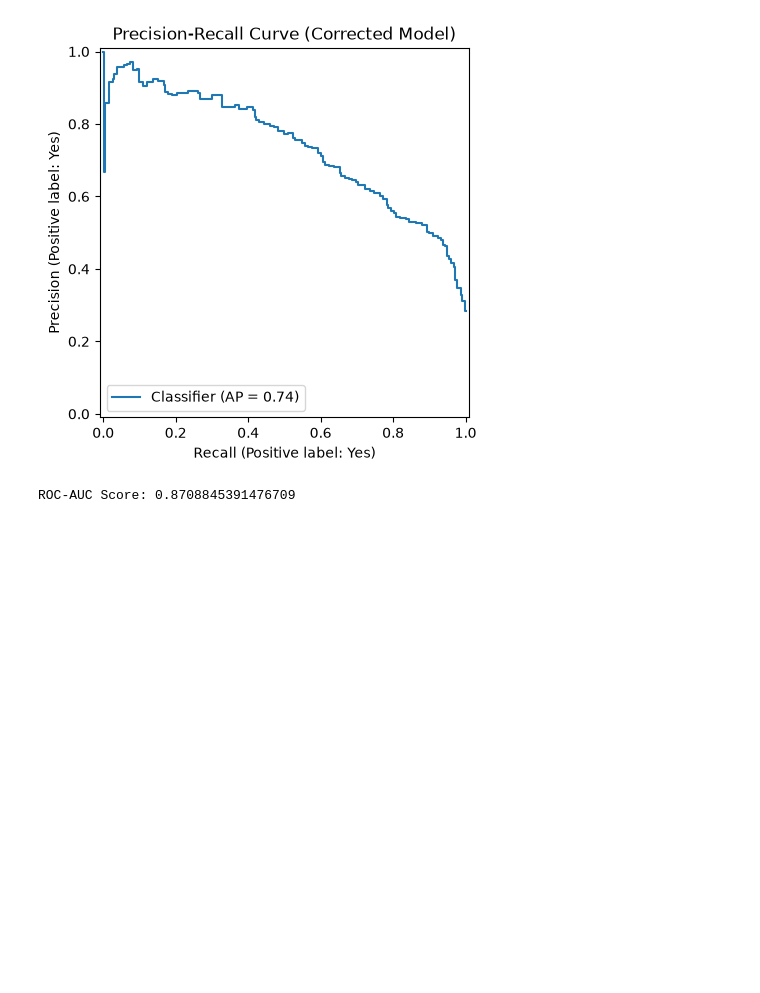
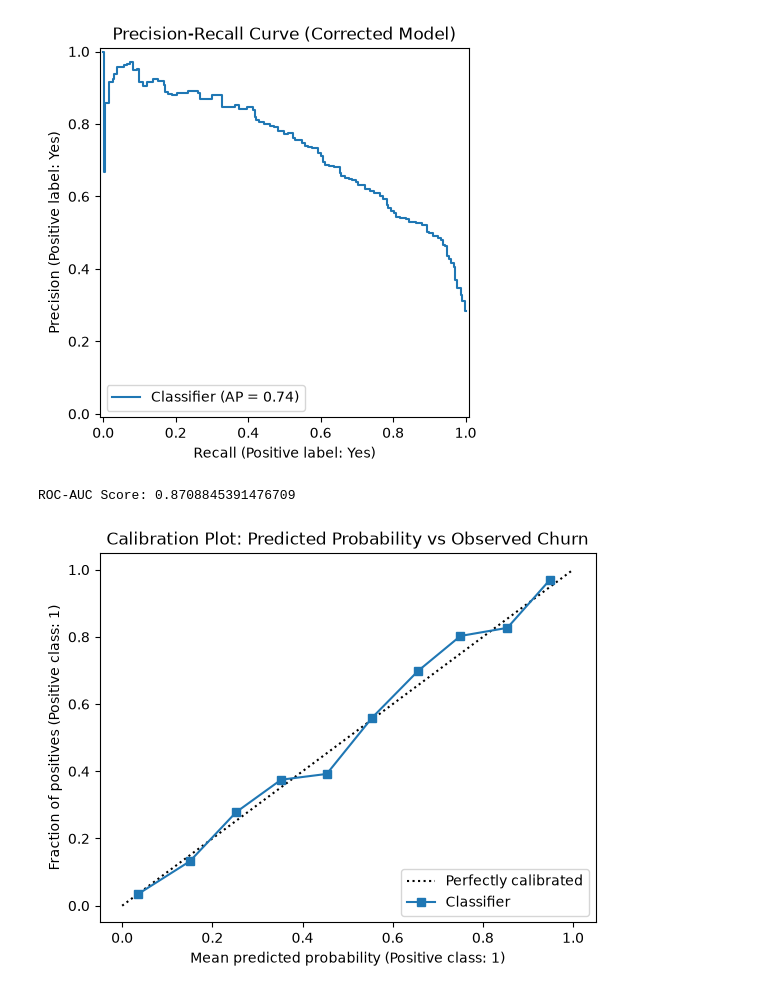
Before and after one commit to ABABUOTURI/customer-churn-prediction, a Jupyter notebook: notebooks/datacleaning.ipynb, the cells around one changed output. Cells and saved outputs as stored; diff of their text form; code cells hidden in the pictures; blank space fills up the shorter version.

Commit message:
Step 21: calibration plot on corrected model

```diff
--- a/notebooks/datacleaning.ipynb
+++ b/notebooks/datacleaning.ipynb
@@ -367,3 +367,12 @@ print("ROC-AUC Score:", roc_auc_score(y_test_binary, y_proba))       # print the
 [figure]
 [figure]
 ROC-AUC Score: 0.8708845391476709
+# %%
+# Step 21: Calibration plot (run this if you haven't yet)
+from sklearn.calibration import CalibrationDisplay   # import the calibration plotting tool
+
+CalibrationDisplay.from_predictions(y_test_binary, y_proba, n_bins=10)  # plot predicted probability vs actual observed churn rate
+plt.title('Calibration Plot: Predicted Probability vs Observed Churn')  # add a title
+plt.show()                                                                # render the plot
+# %% [output]
+[figure, added]
```
